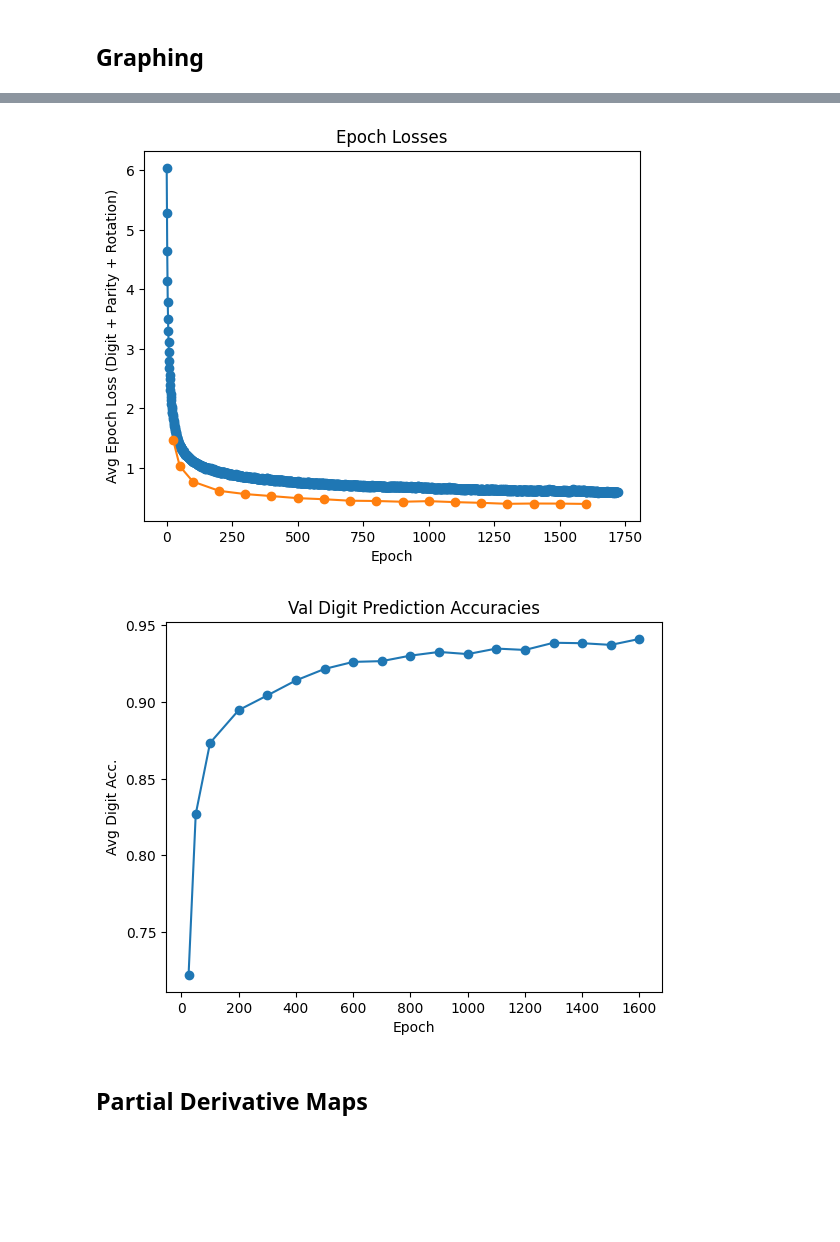
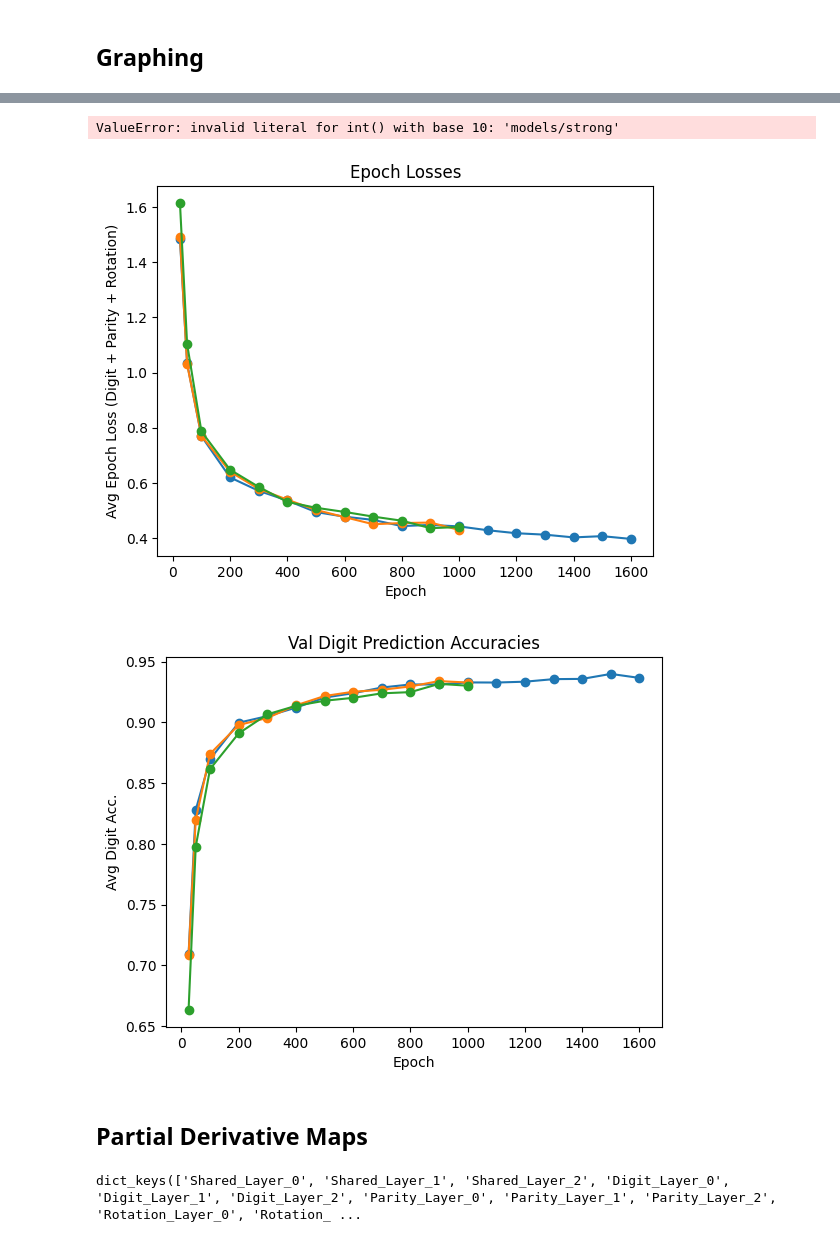
Before and after one commit to tjp095/DSC180A, a Jupyter notebook: rotated-MNIST/rotated-MNIST-test.ipynb, the cells around one changed output, grey strips where cells are left out. Drawn from its saved outputs; the diff is of its cells as text; code cells hidden in the pictures; blank space fills up the shorter version.

Commit message:
took a look at the derivative graphs

```diff
--- a/rotated-MNIST/rotated-MNIST-test.ipynb
+++ b/rotated-MNIST/rotated-MNIST-test.ipynb
@@ -384,23 +383,25 @@ def evaluate_model(filename):
     avg_digit_acc = total_digit_acc / total_batches
     avg_parity_loss = total_parity_loss / total_batches
     avg_rot_loss = total_rot_loss / total_batches
-    print(f"model path: {filename}")
-    print(f"avg test batch loss {avg_total_loss:.4f}"
-          f"   (digit {avg_digit_loss:.4f} / {avg_digit_acc:.4f} acc, parity {avg_parity_loss:.4f}, rot {avg_rot_loss:.4f})")
+    # print(f"model path: {filename}")
+    # print(f"avg test batch loss {avg_total_loss:.4f}, (digit {avg_digit_loss:.4f} / {avg_digit_acc:.4f} acc, parity {avg_parity_loss:.4f}, rot {avg_rot_loss:.4f})")
     return avg_total_loss, avg_digit_loss, avg_digit_acc, avg_parity_loss, avg_rot_loss
 # %%
-model_val_losses = {}
-model_val_accs = {}
+def evaluate_models(model_folder_path):
+    model_val_losses = {}
+    model_val_accs = {}
 
-model_folder = Path("wide-models")
-for model_path in model_folder.iterdir():
-    if not model_path.suffix == ".pkl":
-        continue
+    model_folder = Path(model_folder_path)
+    for model_path in model_folder.iterdir():
+        if not model_path.suffix == ".pkl":
+            continue
 
-    model_epoch = int(str(model_path).split('-')[2])
-    avg_total_loss, _, avg_digit_acc, _, _ = evaluate_model(model_path)
-    model_val_losses[model_epoch] = avg_total_loss
-    model_val_accs[model_epoch] = avg_digit_acc
+        model_epoch = int(str(model_path).split('-')[-3])
+        avg_total_loss, _, avg_digit_acc, _, _ = evaluate_model(model_path)
+        model_val_losses[model_epoch] = avg_total_loss
+        model_val_accs[model_epoch] = avg_digit_acc
 
-model_val_losses = {k:v for k, v in sorted(model_val_losses.items(), key=lambda item: item[0])}
-model_val_accs = {k:v for k, v in sorted(model_val_accs.items(), key=lambda item: item[0])}
+    model_val_losses = {k:v for k, v in sorted(model_val_losses.items(), key=lambda item: item[0])}
+    model_val_accs = {k:v for k, v in sorted(model_val_accs.items(), key=lambda item: item[0])}
+
+    return model_val_losses, model_val_accs
@@ -425,20 +408,29 @@ avg test batch loss 0.3950   (digit 0.1968 / 0.9383985623003195 acc, parity 0.09
+# %%
+base_losses, base_accs = evaluate_models("wide-models")
+low_ortho_losses, low_ortho_accs = evaluate_models("ortho-models")
+high_ortho_losses, high_ortho_accs = evaluate_models("strong-ortho-models")
+# %% [output]
+ValueError: invalid literal for int() with base 10: 'models/strong'
 # %%
-plt.plot(range(len(epoch_losses["full_losses"])), epoch_losses["full_losses"], '-o')
-plt.plot(model_val_losses.keys(), model_val_losses.values(), '-o')
+plt.plot(base_losses.keys(), base_losses.values(), '-o')
+plt.plot(low_ortho_losses.keys(), low_ortho_losses.values(), '-o')
+plt.plot(high_ortho_losses.keys(), high_ortho_losses.values(), '-o')
 plt.title("Epoch Losses")
 plt.xlabel("Epoch")
 plt.ylabel("Avg Epoch Loss (Digit + Parity + Rotation)")
 plt.show()
 # %% [output]
-[figure, old version]
+[figure, new version]
 # %%
-plt.plot(model_val_accs.keys(), model_val_accs.values(), '-o')
+plt.plot(base_accs.keys(), base_accs.values(), '-o')
+plt.plot(low_ortho_accs.keys(), low_ortho_accs.values(), '-o')
+plt.plot(high_ortho_accs.keys(), high_ortho_accs.values(), '-o')
 plt.title("Val Digit Prediction Accuracies")
 plt.xlabel("Epoch")
 plt.ylabel("Avg Digit Acc.")
 plt.show()
 # %% [output]
-[figure, old version]
+[figure, new version]
 # %%
 from sklearn.metrics import confusion_matrix, ConfusionMatrixDisplay
 import matplotlib.pyplot as plt
@@ -651,4 +632,17 @@ def plot_jacobians_across_layers(model, layer_names, image_idx=0):
                      label="Partial derivative (∂a/∂x)")
         fig.suptitle(f"{layer_name} — sample {image_idx+1}", y=1.02)
         plt.show()
+# %%
+base_model = load_DNN_model("wide-models/wide-500-epoch-model.pkl")
+low_model = load_DNN_model("ortho-models/ortho-500-epoch-model.pkl")
+high_model = load_DNN_model("strong-ortho-models/strong-ortho-500-epoch-model.pkl")
+base_model.eval()
+low_model.eval()
+high_model.eval()
+
+images, _, _, _ = next(iter(train_loader))
+_, _, _, acts = new_model(images[0:1])
+acts.keys()
+# %% [output]
+dict_keys(['Shared_Layer_0', 'Shared_Layer_1', 'Shared_Layer_2', 'Digit_Layer_0', 'Digit_Layer_1', 'Digit_Layer_2', 'Parity_Layer_0', 'Parity_Layer_1', 'Parity_Layer_2', 'Rotation_Layer_0', 'Rotation_ ...
 # %%
```
Also changed, not shown: parts of 16 cells of this notebook.
